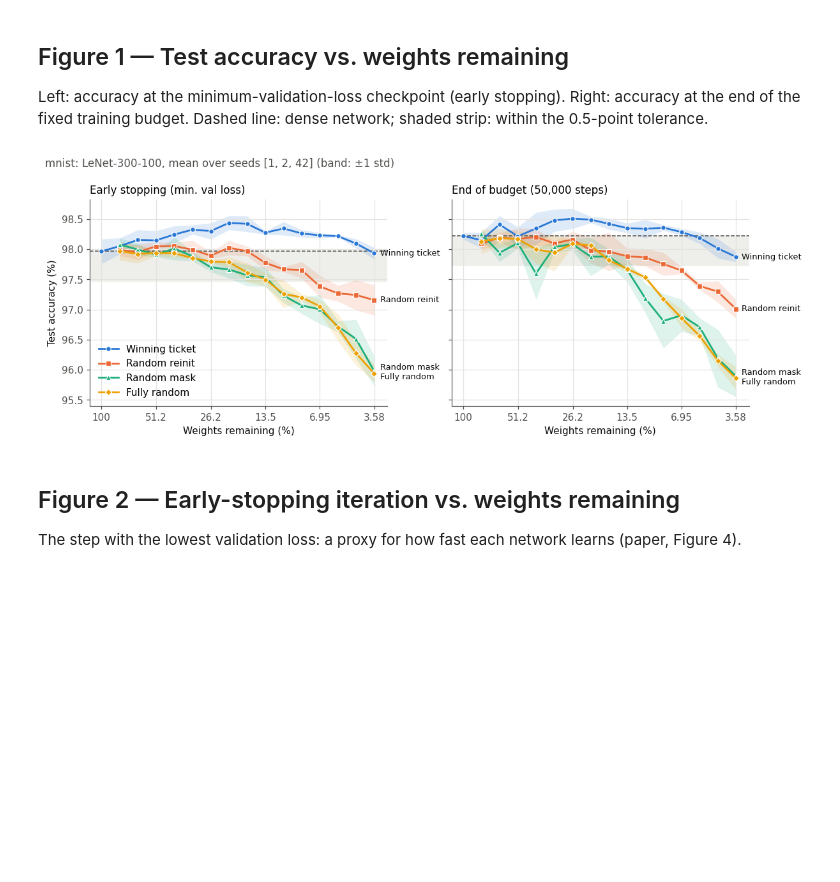
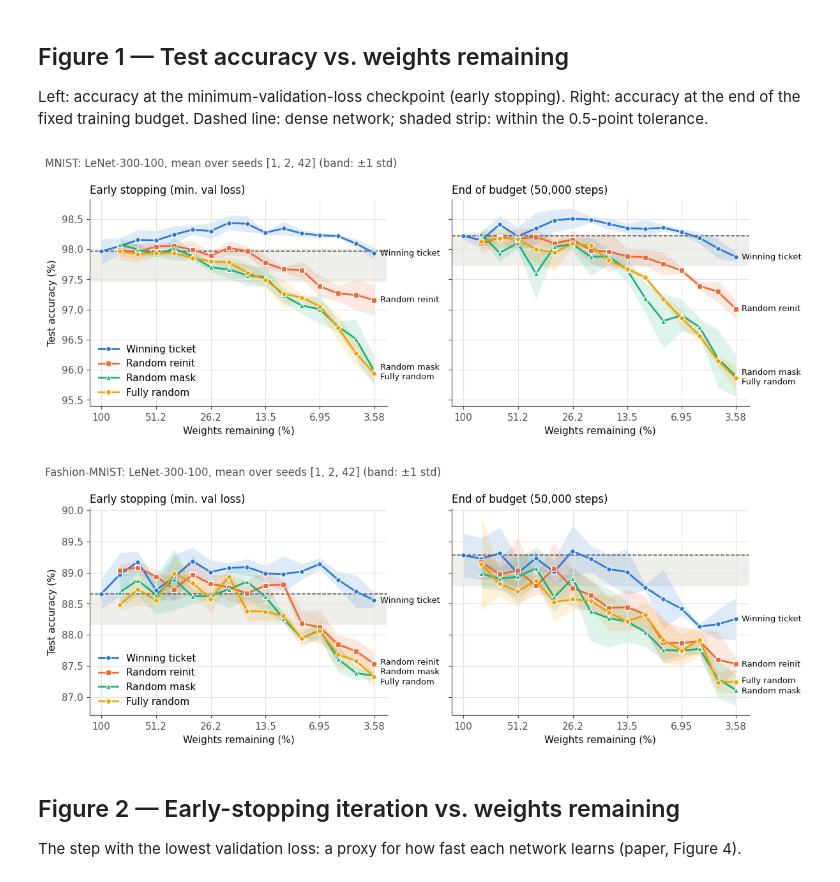
Before and after one commit to y336shen719/STAT679-lottery-ticket-hypothesis, a Jupyter notebook: analysis.ipynb, the cells around one changed output. Saved outputs shown, nothing was run; the diff lists cells and outputs as text; code cells hidden in the pictures; blank space fills up the shorter version.

```diff
--- a/analysis.ipynb
+++ b/analysis.ipynb
@@ -167,26 +187,31 @@ def save(fig, name):
 Left: accuracy at the minimum-validation-loss checkpoint (early stopping). Right: accuracy at the end of the
 fixed training budget. Dashed line: dense network; shaded strip: within the 0.5-point tolerance.
 # %%
-fig, axes = plt.subplots(1, 2, figsize=(11, 4.2), sharey=True)
-ends = []
-for ax, col, base, title in [(axes[0], 'best_test_accuracy', DENSE_ACC, 'Early stopping (min. val loss)'),
-                             (axes[1], 'end_test_accuracy', DENSE_END, f'End of budget ({STEPS:,} steps)')]:
-    ax.axhspan((base - TOLERANCE) * 100, base * 100, color=GRID, alpha=0.6, lw=0)
-    ax.axhline(base * 100, color=MUTED, ls='--', lw=1)
-    ends.append(plot_metric(ax, col, scale=100))
-    pct_axis(ax)
-    ax.set_title(title, loc='left')
-axes[0].set_ylabel('Test accuracy (%)')
-axes[0].legend(loc='lower left')
-fig.suptitle(f'{DATASET}: LeNet-300-100, {seeds_note()} (band: ±1 std)' if len(SEEDS) > 1
-             else f'{DATASET}: LeNet-300-100, {seeds_note()}', x=0.01, ha='left', fontsize=11, color=MUTED)
-fig.tight_layout()
-for ax, e in zip(axes, ends):
-    label_ends(ax, e)
-fig.tight_layout()   # again, so the end labels get room
-save(fig, 'accuracy_vs_sparsity')
+def figure_accuracy(D):
+    fig, axes = plt.subplots(1, 2, figsize=(11, 4.2), sharey=True)
+    ends = []
+    for ax, col, base, title in [(axes[0], 'best_test_accuracy', D.dense_acc, 'Early stopping (min. val loss)'),
+                                 (axes[1], 'end_test_accuracy', D.dense_end, f'End of budget ({D.steps:,} steps)')]:
+        ax.axhspan((base - TOLERANCE) * 100, base * 100, color=GRID, alpha=0.6, lw=0)
+        ax.axhline(base * 100, color=MUTED, ls='--', lw=1)
+        ends.append(plot_metric(ax, D, col, scale=100))
+        pct_axis(ax, D)
+        ax.set_title(title, loc='left')
+    axes[0].set_ylabel('Test accuracy (%)')
+    axes[0].legend(loc='lower left')
+    band = ' (band: ±1 std)' if len(D.seeds) > 1 else ''
+    fig.suptitle(f'{D.title}: LeNet-300-100, {seeds_note(D)}{band}', x=0.01, ha='left', fontsize=11, color=MUTED)
+    fig.tight_layout()
+    for ax, e in zip(axes, ends):
+        label_ends(ax, e)
+    fig.tight_layout()   # again, so the end labels get room
+    save(fig, D, 'accuracy_vs_sparsity')
+
+for D in DATA.values():
+    figure_accuracy(D)
 # %% [output]
 [figure]
+[figure, added]
 # %% [markdown]
 ## Figure 2 — Early-stopping iteration vs. weights remaining
 The step with the lowest validation loss: a proxy for how fast each network learns (paper, Figure 4).
```
Also changed, not shown: parts of 18 cells of this notebook.
